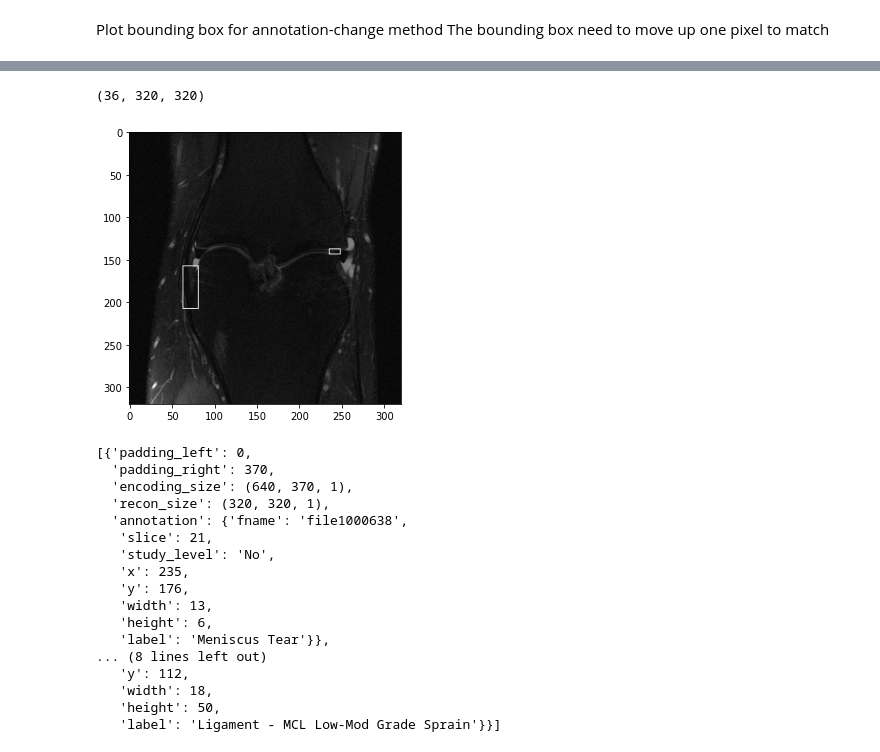
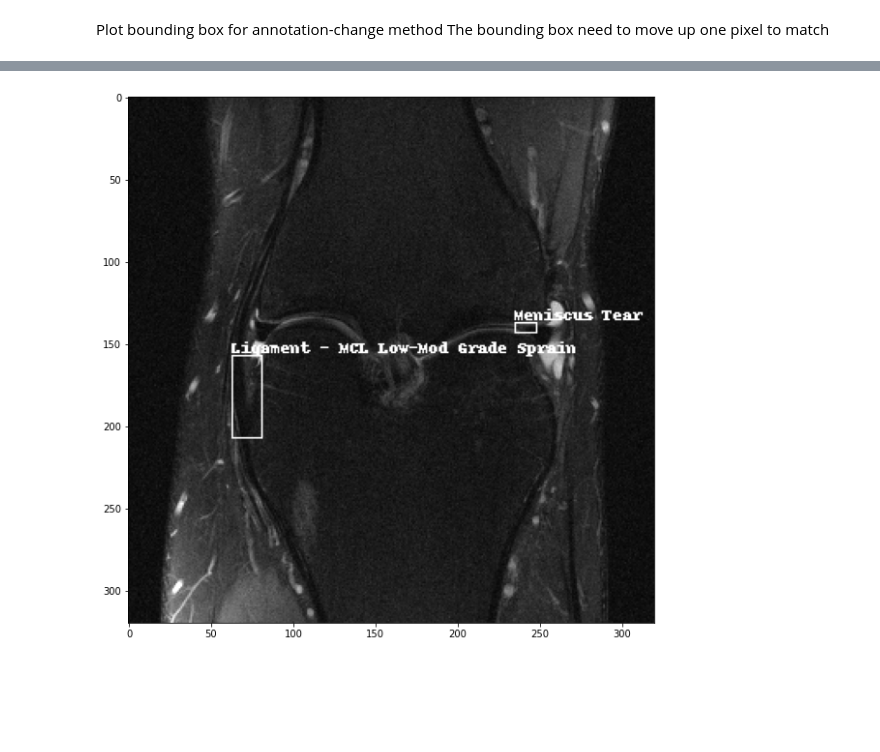
Before and after one commit to facebookresearch/fastMRI, a Jupyter notebook: fastmri_examples/annotation/fastmri_plus_viz.ipynb, the cells around one changed output, grey strips where cells are left out. Drawn from its saved outputs; the diff is of its cells as text; code cells hidden in the pictures; blank space fills up the shorter version.

Commit message:
Enhance brightness, add zoomed image in notebook

```diff
--- a/fastmri_examples/annotation/fastmri_plus_viz.ipynb
+++ b/fastmri_examples/annotation/fastmri_plus_viz.ipynb
@@ -14,6 +13,6 @@ sys.path.append('../../')
 import fastmri
 from fastmri.data import transforms as T
 # %%
-file_path = Path('/Users/gaskell/Dropbox/Mac/Desktop/fastMRI/fastmriplus_test/multicoil_train')
+# Import dataset
+file_path = Path('multicoil_train')
 file_list = list(file_path.glob('**/*.h5'))
-file_list
@@ -25,4 +19,4 @@ file_list
 # %%
+# Choose .h5 file
 file_name = file_list[2]
-hf = h5py.File(file_name)
-file_name
+hf = h5py.File(file_name,'r')
@@ -31,3 +23,3 @@ PosixPath('/Users/gaskell/Dropbox/Mac/Desktop/fastMRI/fastmriplus_test/multicoil
 # %%
-annotatedSliceDataset = fastmri.data.mri_data.AnnotatedSliceDataset_Test(file_path,"multicoil","knee","all", annotation_version="640500fb")
+annotatedSliceDataset = fastmri.data.mri_data.AnnotatedSliceDataset(file_path,"multicoil","knee","all", annotation_version="640500fb")
 # %%
@@ -63,6 +56,6 @@ def plot_bounding_box(image, labels):
     _, _, _, x0, y0, w, h, label_txt = label['annotation'].values()
     x1 = x0 + w
     y1 = y0 + h
-    plotted_image.rectangle(((x0,y0-1), (x1,y1-1)), outline="white")
-    # plotted_image.text((x0, max(0, y0 - 10)), label_txt, fill= "white")
+    plotted_image.rectangle(((x0,y0), (x1,y1)), outline="white")
+    plotted_image.text((x0, max(0, y0 - 10)), label_txt, fill= "white")
   return np.array(image)
@@ -69 +78,9 @@ def plot_bounding_box(image, labels):
+# %%
+enhancer = ImageEnhance.Brightness(Image.fromarray(annotated_img))
+annotated_img_enhanced = enhancer.enhance(1.5)
+plt.figure(figsize = (10,10))
+plt.imshow(annotated_img_enhanced,'gray')
+plt.show()
+# %% [output]
+[figure, added]
 # %%
@@ -78,18 +97 @@ def plot_bounding_box_flip(image, labels):
   return np.array(image)
-# %%
-img_data = hf['reconstruction_rss'][:]
-# img_data = img_data[:, ::-1, :] # flipped up down
-img_data.shape
-# %% [output]
-(36, 320, 320)
-# %%
-# Display an imageslice with annotations
-arrimg = np.squeeze(img_data[slice_choice,:,:])
-image_2d_scaled = (np.maximum(arrimg,0) / arrimg.max()) * 255.0
-image_2d_scaled = Image.fromarray(np.uint8(image_2d_scaled))
-annotated_img = plot_bounding_box(image_2d_scaled, labels_for_slice)
-plt.figure(figsize = (5,5))
-plt.imshow(annotated_img,'gray')
-plt.show()
-# %% [output]
-[figure, removed]
@@ -98,23 +97,0 @@ annotatedSliceDataset_Flip = fastmri.data.mri_data.AnnotatedSliceDataset(file_pa
-# %%
-slice_choice = 21
-df = pd.DataFrame(annotatedSliceDataset_Flip.annotated_examples)
-labels_for_slice_test = df[(df[0] == file_name) & (df[1] == slice_choice)][2].values.tolist()
-labels_for_slice_test
-# %% [output]
-[{'padding_left': 0,
-  'padding_right': 370,
-  'encoding_size': (640, 370, 1),
-  'recon_size': (320, 320, 1),
-  'annotation': {'fname': 'file1000638',
-   'slice': 21,
-   'study_level': 'No',
-   'x': 235,
-   'y': 176,
-   'width': 13,
-   'height': 6,
-   'label': 'Meniscus Tear'}},
-... (8 lines left out)
-   'y': 112,
-   'width': 18,
-   'height': 50,
-   'label': 'Ligament - MCL Low-Mod Grade Sprain'}}]
```
Also changed, not shown: parts of 21 cells of this notebook, 1 other file.
